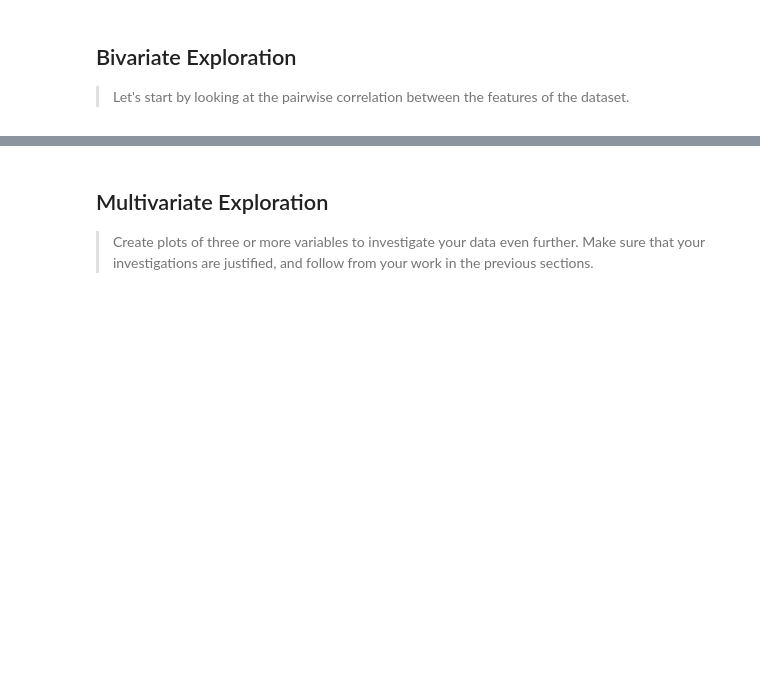
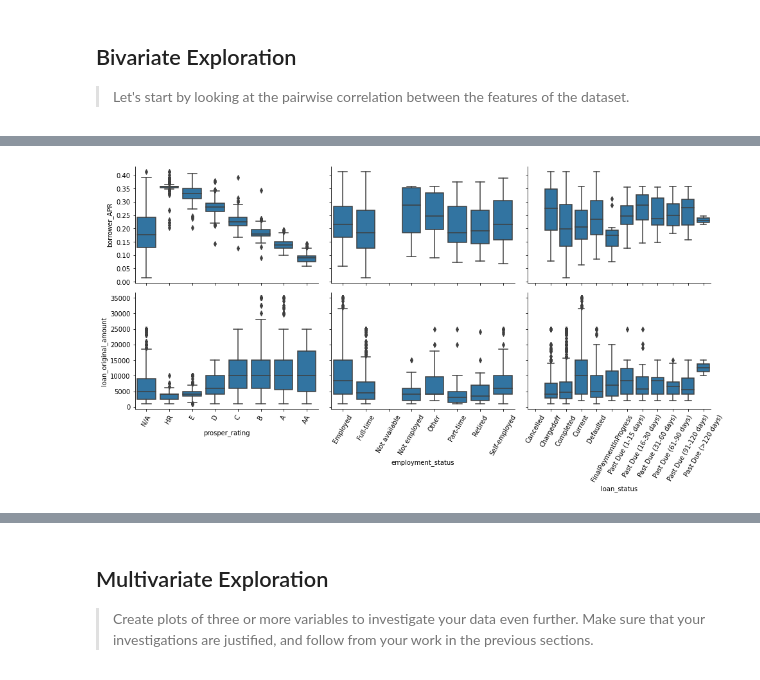
Before and after one commit to jyothirupa/loan-data-visualization, a Jupyter notebook: exploratory_analysis.ipynb, the cells around one changed output, grey strips where cells are left out. Cells and saved outputs as stored; diff of their text form; code cells hidden in the pictures; blank space fills up the shorter version.

```diff
--- a/exploratory_analysis.ipynb
+++ b/exploratory_analysis.ipynb
@@ -601,0 +638,21 @@ draw_countplot(data=loan_data, x='loan_origination_quarter', x_label='Loan Origi
+# %%
+# plot matrix of selected numeric features against categorical features
+# can use a larger sample since there are fewer plots and they're simpler in nature
+samples = np.random.choice(loan_data.index, 5000, replace = False)
+loans_samp = loan_data.loc[samples,:]
+
+# function to draw box plot
+def box_plot(x, y, **kwargs):
+    default_color = sb.color_palette()[0]
+    sb.boxplot(x, y, color = default_color)
+
+g = sb.PairGrid(data = loans_samp, y_vars = ['borrower_APR', 'loan_original_amount'], x_vars = categorical_vars, size = 3, aspect = 1.5)
+
+# setting rotation angle for the X axis tick labels
+for ax in g.axes.flat:
+    for label in ax.get_xticklabels():
+        label.set_rotation(60)
+
+g.map(box_plot);
+# %% [output]
+[figure, added]
```
Also changed, not shown: parts of 15 cells of this notebook.
